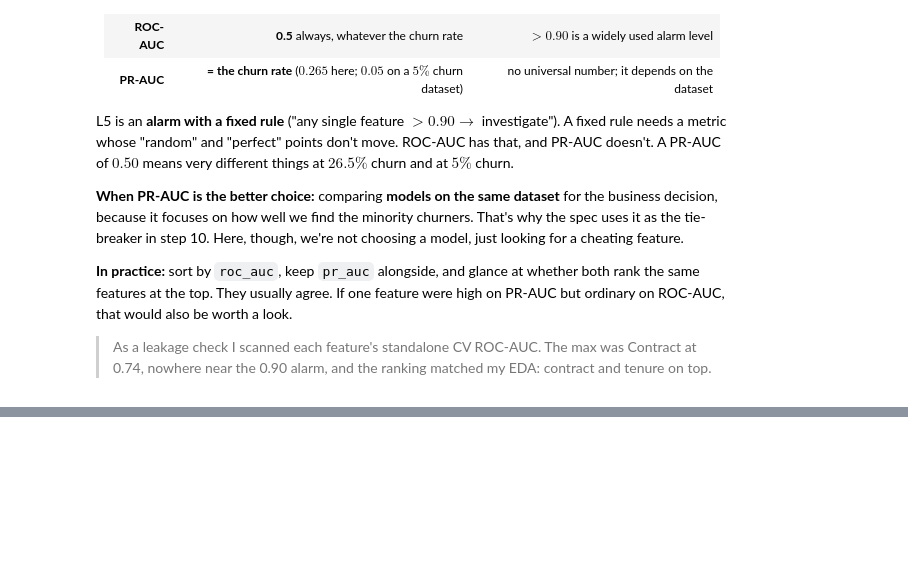
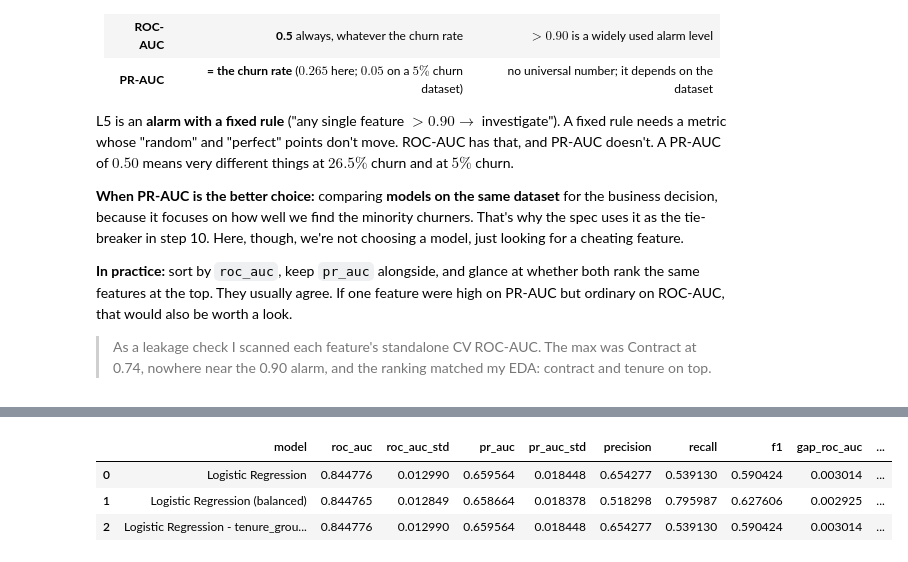
Before and after one commit to jeswingeorge/Telco-Customer-Churn-Kaggle, a Jupyter notebook: notebooks/4_baseline_models.ipynb, the cells around one changed output, grey strips where cells are left out. Drawn from its saved outputs; the diff is of its cells as text; code cells hidden in the pictures; blank space fills up the shorter version.

```diff
--- a/notebooks/4_baseline_models.ipynb
+++ b/notebooks/4_baseline_models.ipynb
@@ -508,0 +709,10 @@ L5 is an **alarm with a fixed rule** ("any single feature $> 0.90 \rightarrow$ i
+# %%
+pipe_lr_fam = build_pipeline(LogisticRegression(max_iter=1000),  model_type="lr", num_cols=config.NUM_COLS, cat_cols=[col  for col in config.CAT_COLS if col != 'tenure_group'])
+results_lr_tenure_grp_variant = run_cv(pipe_lr_fam, "Logistic Regression - tenure_group excluded")
+# %%
+pd.DataFrame(results_cv + [results_lr_tenure_grp_variant])
+# %% [output]
+|  | model | roc_auc | roc_auc_std | pr_auc | pr_auc_std | precision | recall | f1 | gap_roc_auc | ... |
+| 0 | Logistic Regression | 0.844776 | 0.012990 | 0.659564 | 0.018448 | 0.654277 | 0.539130 | 0.590424 | 0.003014 | ... |
+| 1 | Logistic Regression (balanced) | 0.844765 | 0.012849 | 0.658664 | 0.018378 | 0.518298 | 0.795987 | 0.627606 | 0.002925 | ... |
+| 2 | Logistic Regression - tenure_grou... | 0.844776 | 0.012990 | 0.659564 | 0.018448 | 0.654277 | 0.539130 | 0.590424 | 0.003014 | ... |
```
Also changed, not shown: parts of 47 cells of this notebook, 4 other files.
